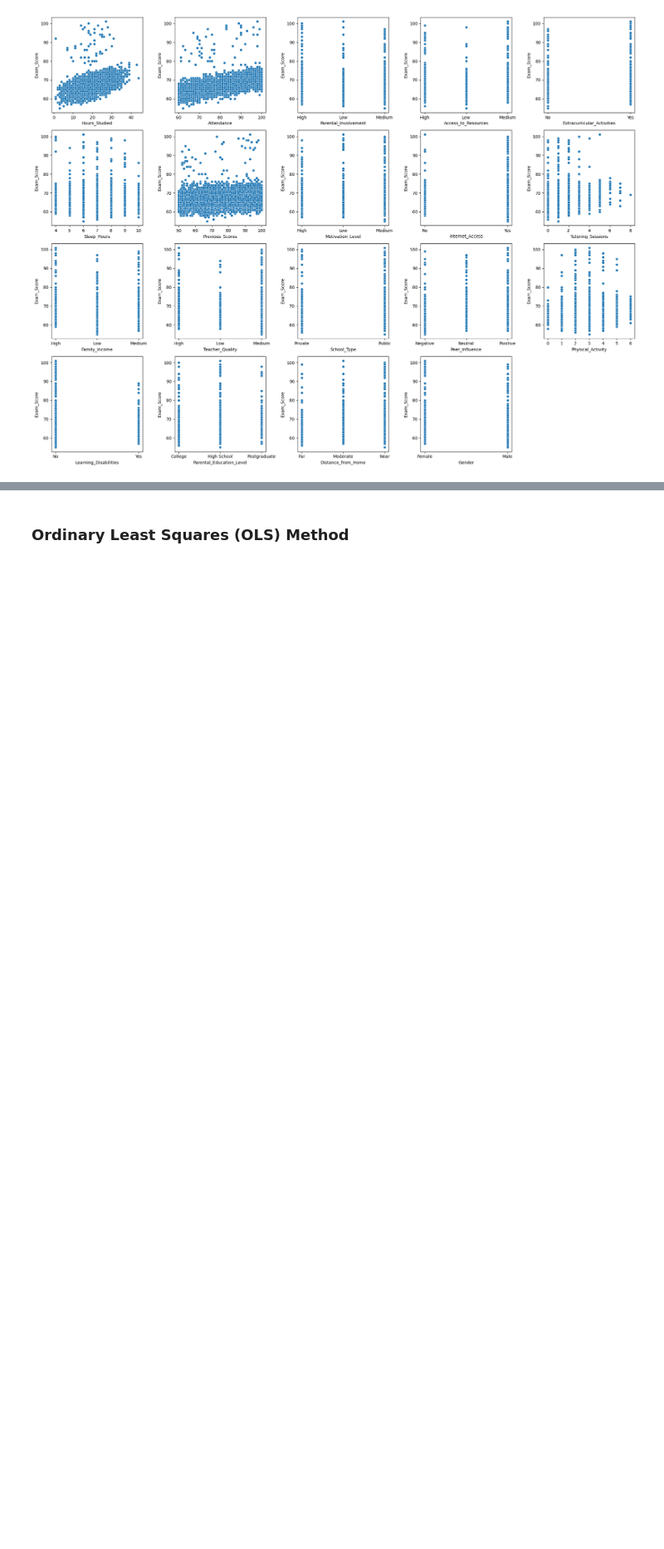
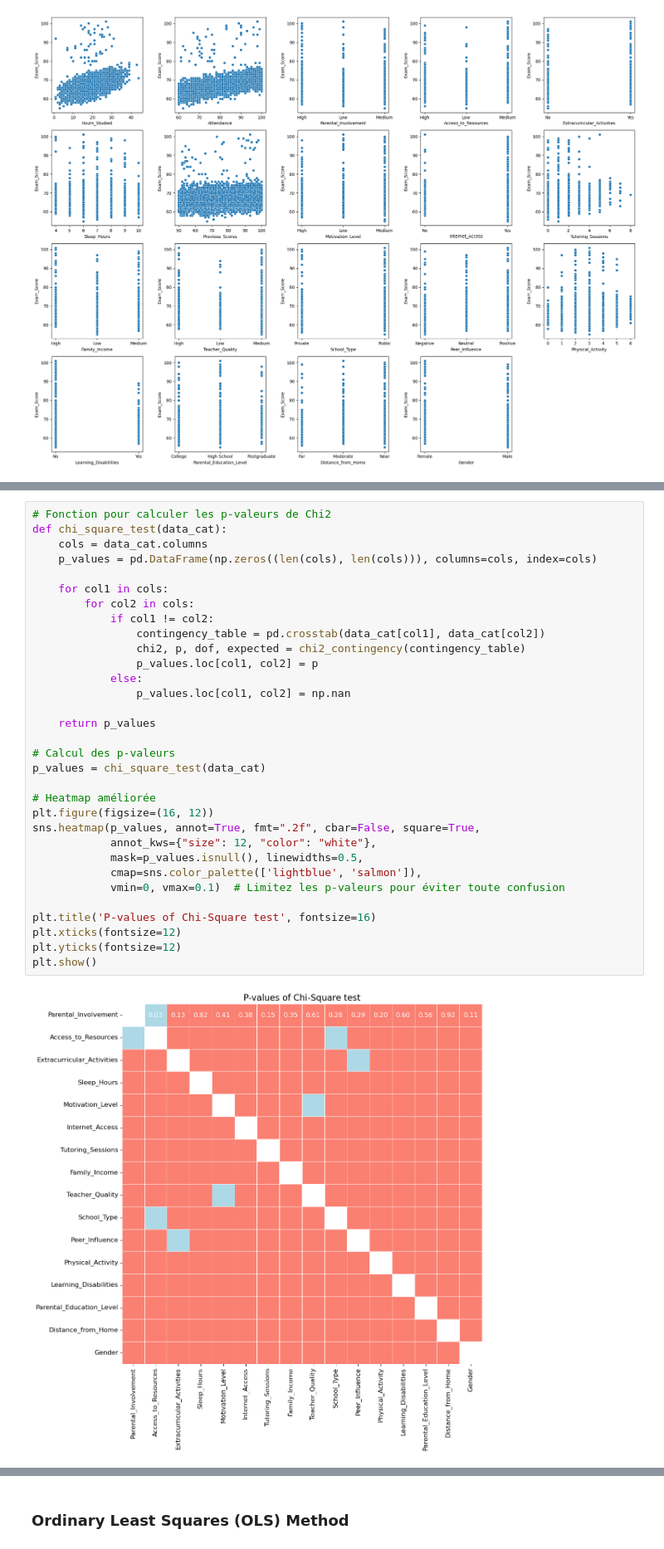
Before and after one commit to Louise726/DS-ML, a Jupyter notebook: DSML_Project.ipynb, the cells around one changed output, grey strips where cells are left out. Shown at 83% size. Saved outputs shown, nothing was run; the diff lists cells and outputs as text; blank space fills up the shorter version.

```diff
--- a/DSML_Project.ipynb
+++ b/DSML_Project.ipynb
@@ -321 +308,35 @@ plt.show()
+# %%
+# Fonction pour calculer les p-valeurs de Chi2
+def chi_square_test(data_cat):
+    cols = data_cat.columns
+    p_values = pd.DataFrame(np.zeros((len(cols), len(cols))), columns=cols, index=cols)
+
+    for col1 in cols:
+        for col2 in cols:
+            if col1 != col2:
+                contingency_table = pd.crosstab(data_cat[col1], data_cat[col2])
+                chi2, p, dof, expected = chi2_contingency(contingency_table)
+                p_values.loc[col1, col2] = p
+            else:
+                p_values.loc[col1, col2] = np.nan
+
+    return p_values
+
+# Calcul des p-valeurs
+p_values = chi_square_test(data_cat)
+
+# Heatmap améliorée
+plt.figure(figsize=(16, 12))
+sns.heatmap(p_values, annot=True, fmt=".2f", cbar=False, square=True,
+            annot_kws={"size": 12, "color": "white"},
+            mask=p_values.isnull(), linewidths=0.5,
+            cmap=sns.color_palette(['lightblue', 'salmon']),
+            vmin=0, vmax=0.1)  # Limitez les p-valeurs pour éviter toute confusion
+
+plt.title('P-values of Chi-Square test', fontsize=16)
+plt.xticks(fontsize=12)
+plt.yticks(fontsize=12)
+plt.show()
+# %% [output]
+[figure, added]
 # %% [markdown]
```
Also changed, not shown: parts of 70 cells of this notebook.
